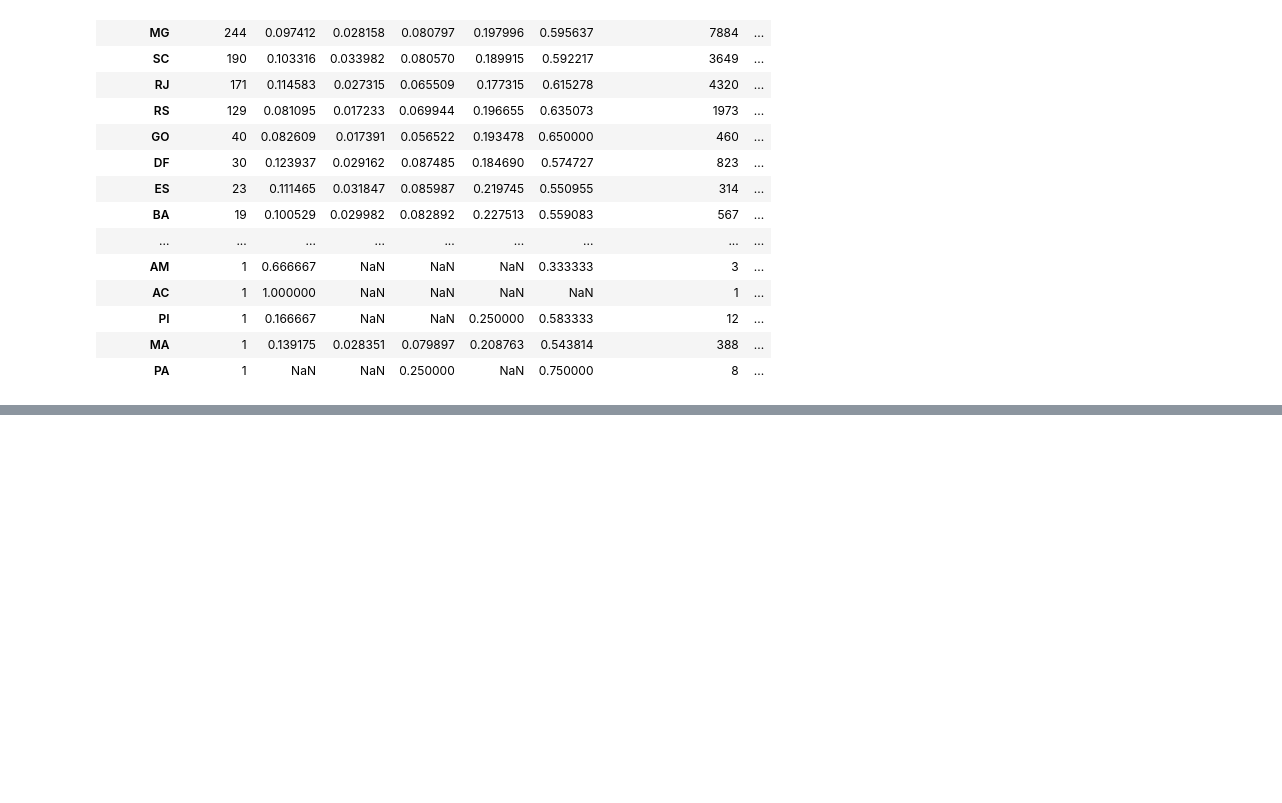
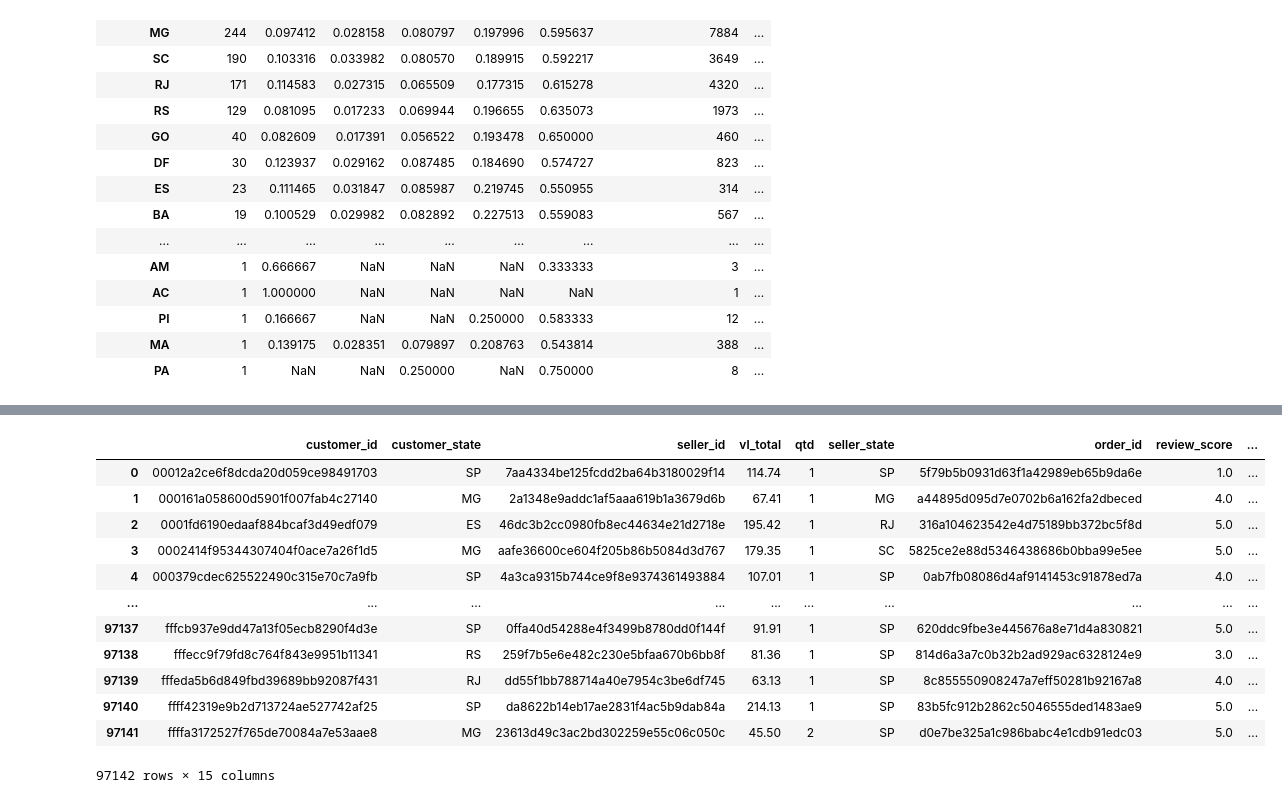
Before and after one commit to Andre-do-Amaral/tcc, a Jupyter notebook: Analise_EDA.ipynb, the cells around one changed output, grey strips where cells are left out. Saved outputs shown, nothing was run; the diff lists cells and outputs as text; code cells hidden in the pictures; blank space fills up the shorter version.

```diff
--- a/Analise_EDA.ipynb
+++ b/Analise_EDA.ipynb
@@ -716,0 +879,32 @@ display(df_agg4)
+# %%
+rev_tempo = reviews_ped_preco_consumidor_vend.merge(df[['order_id', 'tempo_entrega', 'atraso']]
+                                        .groupby('order_id')
+                                        .agg(tempo_entrega= ('tempo_entrega','max'),
+                                                                                                            atraso = ('atraso', 'max')).reset_index(),
+                                        on = 'order_id', how = 'inner')
+
+
+frete = order_items_agg = (
+    order_items
+    .groupby(['seller_id', 'order_id'])
+    .agg(frete=('freight_value', 'sum'))
+    .reset_index()
+)
+
+all_data = rev_tempo.merge(frete, on = ['seller_id', 'order_id'], how = 'left')
+# %%
+pd.concat([all_data[all_data['customer_state']=='RJ'].groupby('mesmo_uf')['review_score_rounded'].value_counts(normalize = True),all_data[all_data['customer_state']=='RJ'].groupby('mesmo_uf')['review_score_rounded'].value_counts(normalize = False)],axis = 1)
+# %% [output]
+|  | customer_id | customer_state | seller_id | vl_total | qtd | seller_state | order_id | review_score | ... |
+| 0 | 00012a2ce6f8dcda20d059ce98491703 | SP | 7aa4334be125fcdd2ba64b3180029f14 | 114.74 | 1 | SP | 5f79b5b0931d63f1a42989eb65b9da6e | 1.0 | ... |
+| 1 | 000161a058600d5901f007fab4c27140 | MG | 2a1348e9addc1af5aaa619b1a3679d6b | 67.41 | 1 | MG | a44895d095d7e0702b6a162fa2dbeced | 4.0 | ... |
+| 2 | 0001fd6190edaaf884bcaf3d49edf079 | ES | 46dc3b2cc0980fb8ec44634e21d2718e | 195.42 | 1 | RJ | 316a104623542e4d75189bb372bc5f8d | 5.0 | ... |
+| 3 | 0002414f95344307404f0ace7a26f1d5 | MG | aafe36600ce604f205b86b5084d3d767 | 179.35 | 1 | SC | 5825ce2e88d5346438686b0bba99e5ee | 5.0 | ... |
+| 4 | 000379cdec625522490c315e70c7a9fb | SP | 4a3ca9315b744ce9f8e9374361493884 | 107.01 | 1 | SP | 0ab7fb08086d4af9141453c91878ed7a | 4.0 | ... |
+| ... | ... | ... | ... | ... | ... | ... | ... | ... | ... |
+| 97137 | fffcb937e9dd47a13f05ecb8290f4d3e | SP | 0ffa40d54288e4f3499b8780dd0f144f | 91.91 | 1 | SP | 620ddc9fbe3e445676a8e71d4a830821 | 5.0 | ... |
+| 97138 | fffecc9f79fd8c764f843e9951b11341 | RS | 259f7b5e6e482c230e5bfaa670b6bb8f | 81.36 | 1 | SP | 814d6a3a7c0b32b2ad929ac6328124e9 | 3.0 | ... |
+| 97139 | fffeda5b6d849fbd39689bb92087f431 | RJ | dd55f1bb788714a40e7954c3be6df745 | 63.13 | 1 | SP | 8c855550908247a7eff50281b92167a8 | 4.0 | ... |
+| 97140 | ffff42319e9b2d713724ae527742af25 | SP | da8622b14eb17ae2831f4ac5b9dab84a | 214.13 | 1 | SP | 83b5fc912b2862c5046555ded1483ae9 | 5.0 | ... |
+| 97141 | ffffa3172527f765de70084a7e53aae8 | MG | 23613d49c3ac2bd302259e55c06c050c | 45.50 | 2 | SP | d0e7be325a1c986babc4e1cdb91edc03 | 5.0 | ... |
+97142 rows × 15 columns
```
Also changed, not shown: parts of 15 cells of this notebook.
